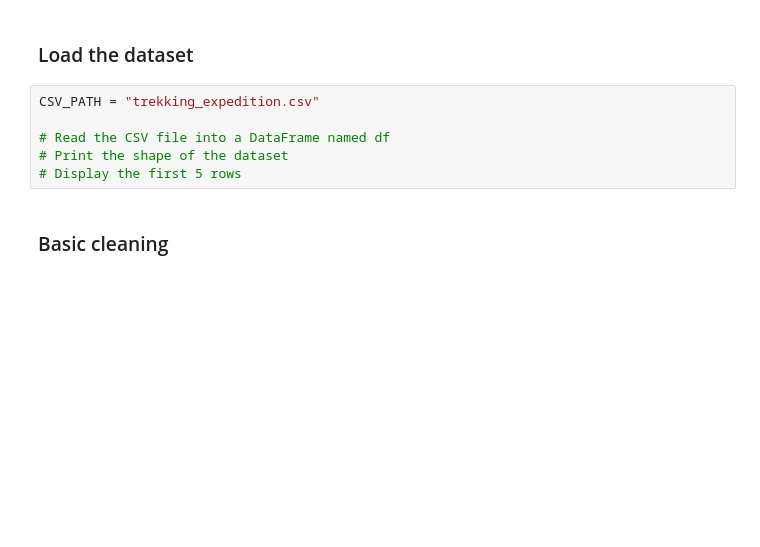
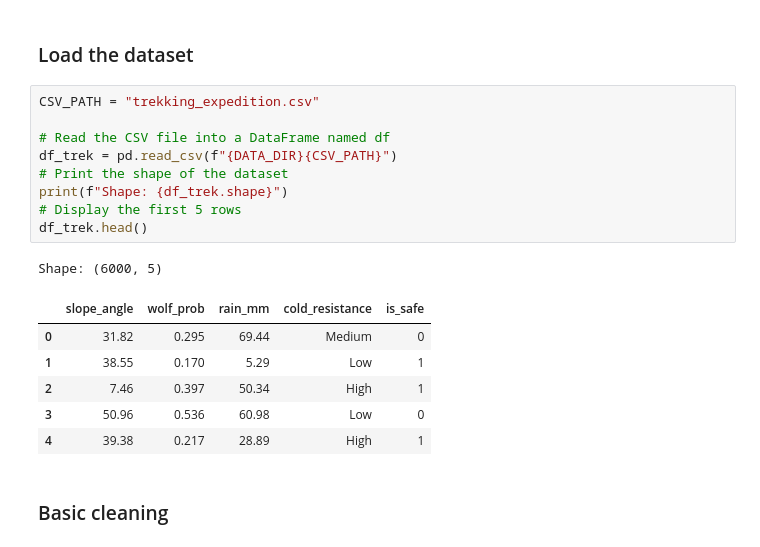
Before and after one commit to sami-rk/OrdinaryMLmodels, a Jupyter notebook: models.ipynb, the cells around one changed output. Saved outputs shown, nothing was run; the diff lists cells and outputs as text; blank space fills up the shorter version.

Commit message:
Basic data cleaning for part 3

```diff
--- a/models.ipynb
+++ b/models.ipynb
@@ -963,9 +978,20 @@ screen_time_hours             :[-1.00916873  0.24989303  0.7592757 ]
 # %%
 CSV_PATH = "trekking_expedition.csv"
 
 # Read the CSV file into a DataFrame named df
+df_trek = pd.read_csv(f"{DATA_DIR}{CSV_PATH}")
 # Print the shape of the dataset
+print(f"Shape: {df_trek.shape}")
 # Display the first 5 rows
+df_trek.head()
+# %% [output]
+Shape: (6000, 5)
+|  | slope_angle | wolf_prob | rain_mm | cold_resistance | is_safe |
+| 0 | 31.82 | 0.295 | 69.44 | Medium | 0 |
+| 1 | 38.55 | 0.170 | 5.29 | Low | 1 |
+| 2 | 7.46 | 0.397 | 50.34 | High | 1 |
+| 3 | 50.96 | 0.536 | 60.98 | Low | 0 |
+| 4 | 39.38 | 0.217 | 28.89 | High | 1 |
 # %% [markdown]
 ### Basic cleaning
 # %%
```
Also changed, not shown: parts of 4 cells of this notebook.
